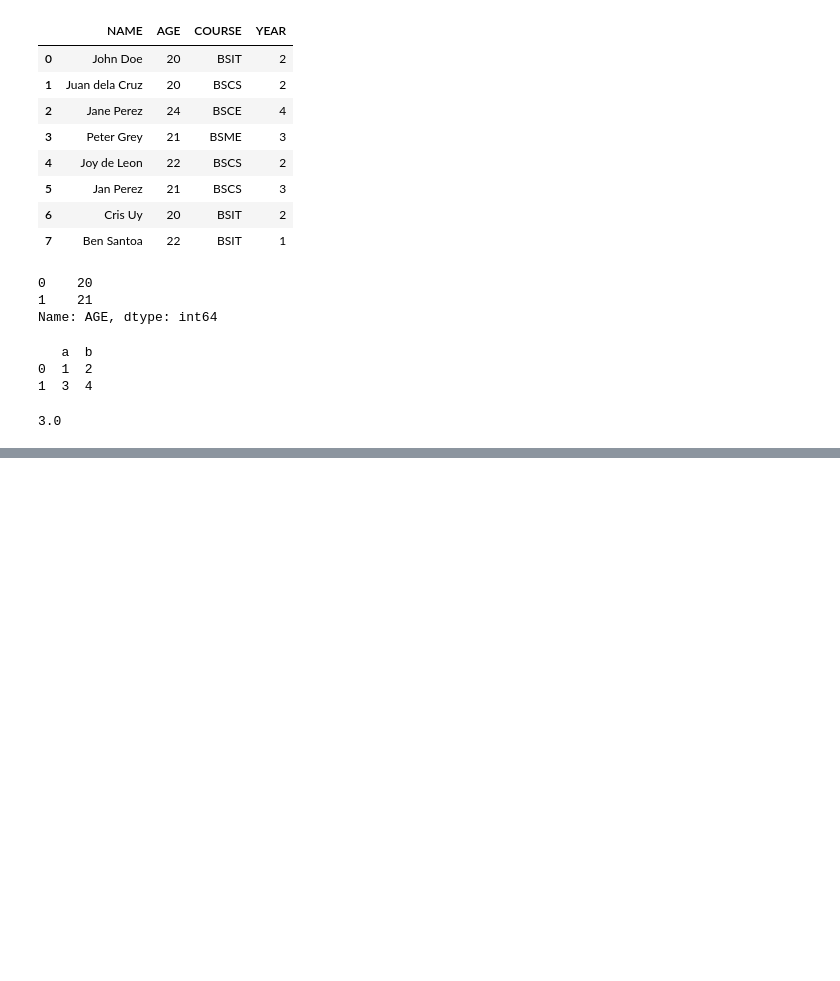
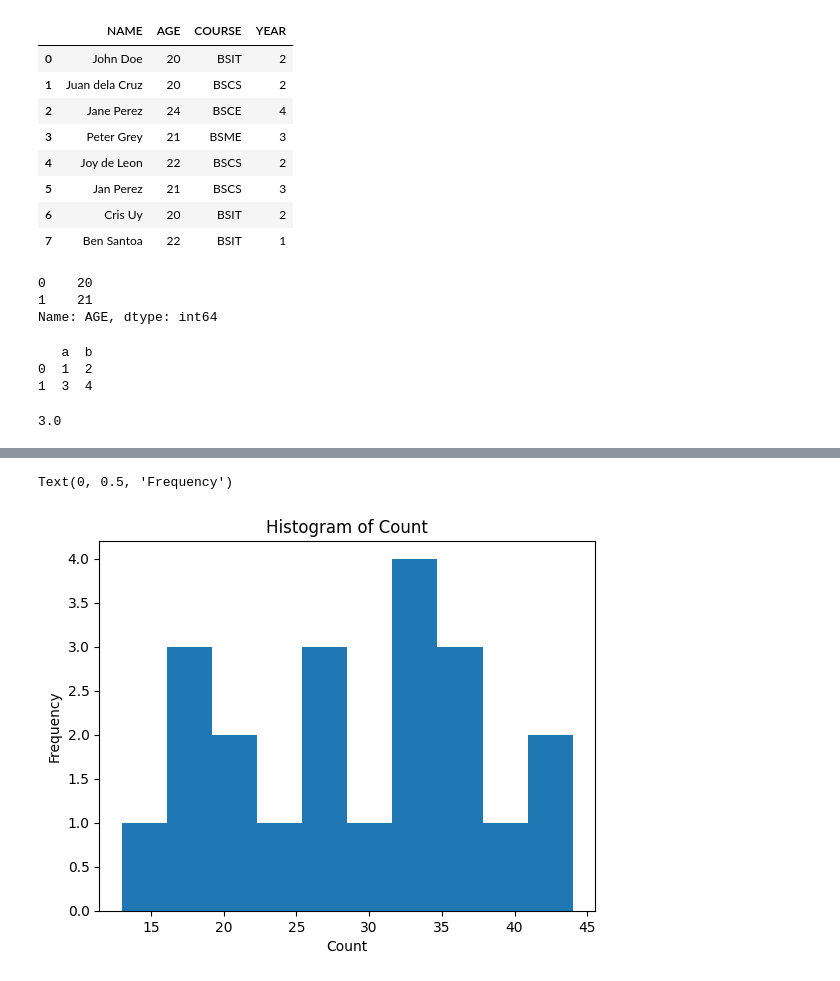
Before and after one commit to zenolucas/python101, a Jupyter notebook: dataAnalytics101.ipynb, the cells around one changed output, grey strips where cells are left out. Cells and saved outputs as stored; diff of their text form; code cells hidden in the pictures; blank space fills up the shorter version.

```diff
--- a/dataAnalytics101.ipynb
+++ b/dataAnalytics101.ipynb
@@ -341,0 +514,3 @@ print(df_mean)
+# %%
+ df = pd.read_csv('/home/zenolucas/Desktop/SCHOOLING/dataAnalytics/resto1.csv')
+df
@@ -341,0 +535,7 @@ print(df_mean)
+# %%
+plot_histogram = df['Count'].plot.hist(title='Histogram of Count')
+plot_histogram.set_xlabel("Count")
+plot_histogram.set_ylabel("Frequency")
+# %% [output]
+Text(0, 0.5, 'Frequency')
+[figure, added]
```
Also changed, not shown: parts of 29 cells of this notebook.
